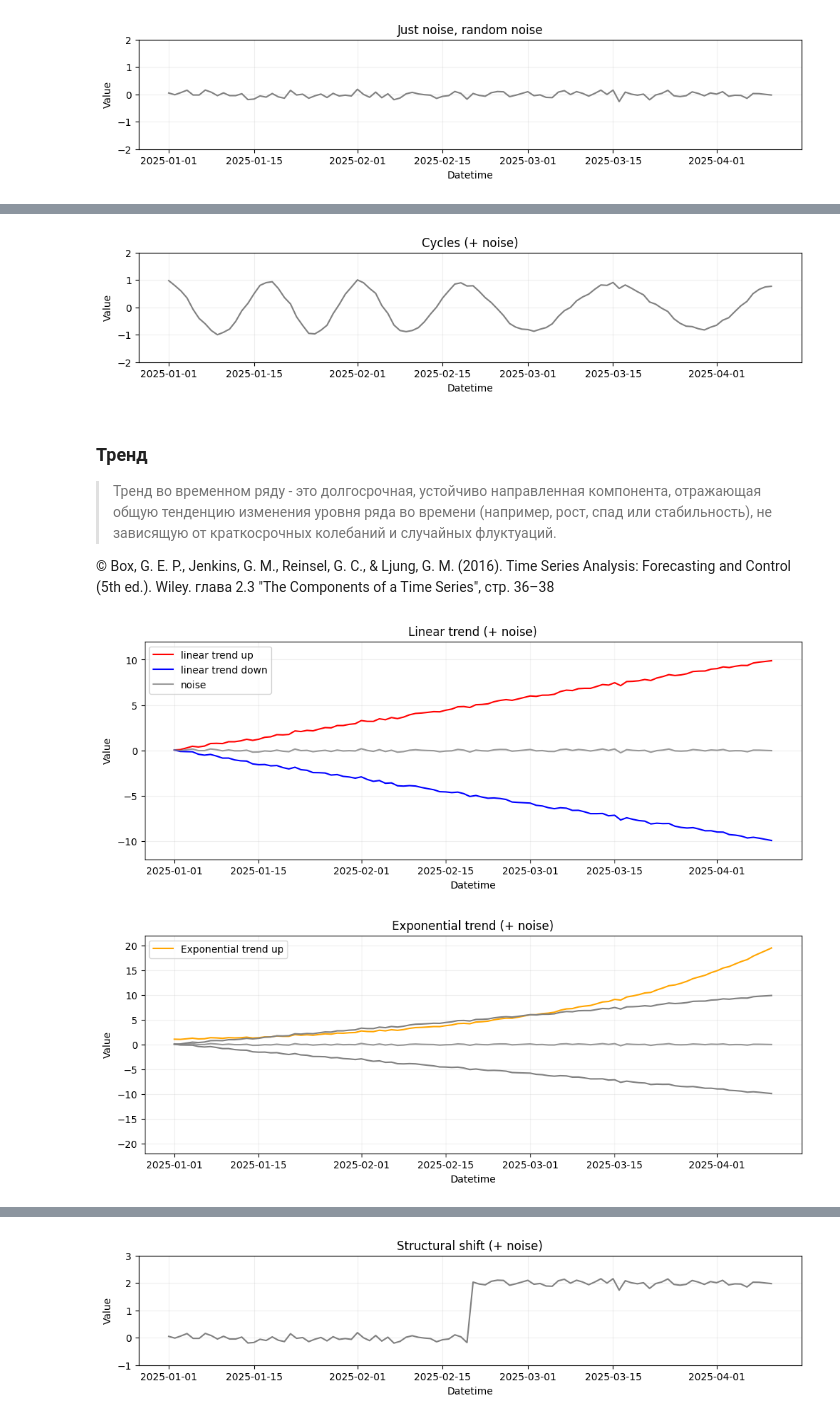
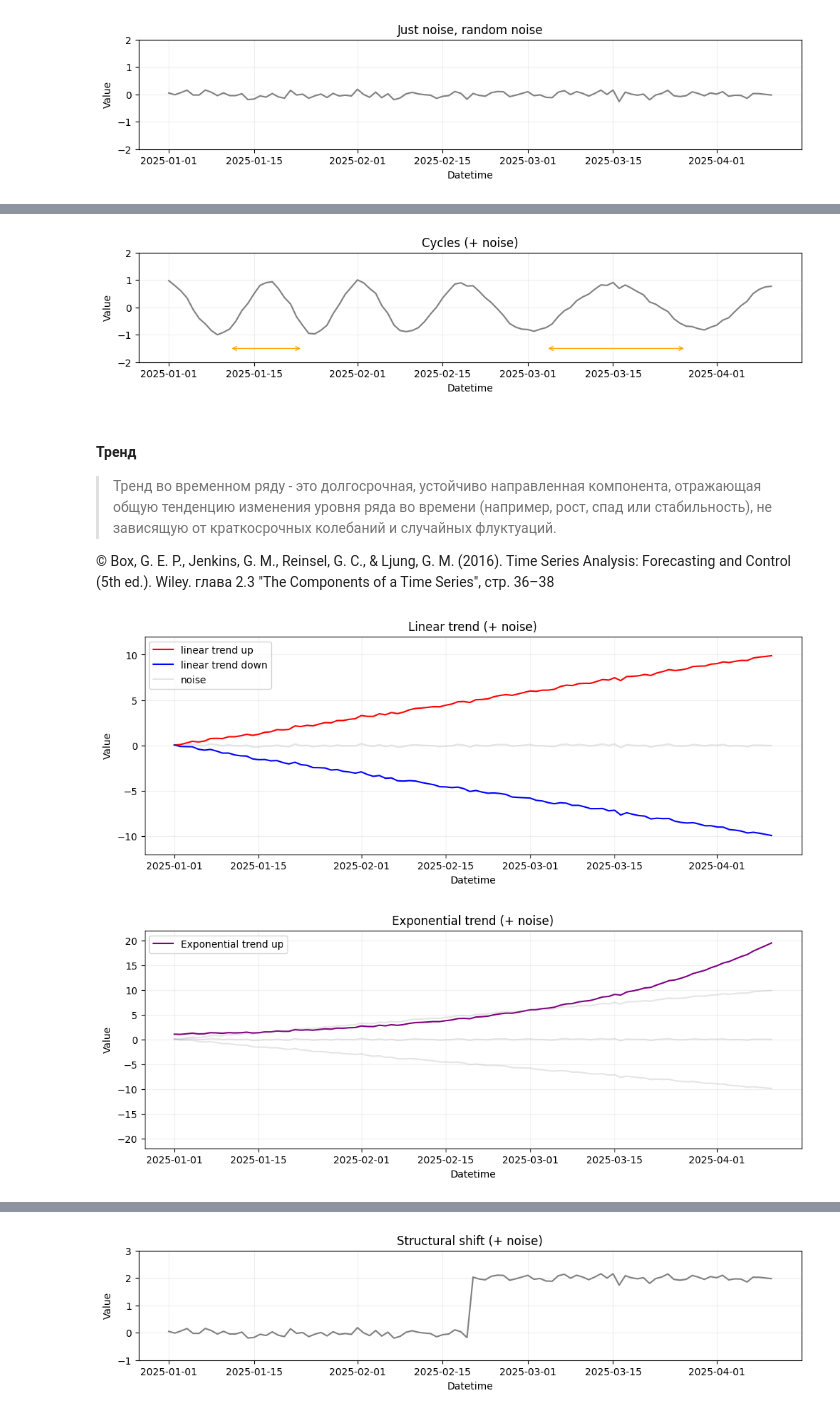
Before and after one commit to Dreamlone/ts-processing, a Jupyter notebook: notebooks/1_time_series_exploration.ipynb, the cells around one changed output, grey strips where cells are left out. Drawn from its saved outputs; the diff is of its cells as text; code cells hidden in the pictures.

```diff
--- a/notebooks/1_time_series_exploration.ipynb
+++ b/notebooks/1_time_series_exploration.ipynb
@@ -43,6 +59,6 @@ datetime_index = pd.date_range(start=start, periods=n, freq=freq)
 # %%
-noise_component_max = 0.1
-noise_values = np.random.normal(0, noise_component_max, n)
+noise_component_scale = 0.1
+noise_values = np.random.normal(0, noise_component_scale, n)
 
 fig_size = (12.0, 2.0)
 fig, ax = plt.subplots(figsize=fig_size)
@@ -104,26 +131,37 @@ Wiley. глава 2.3 “The Components of a Time Series”, стр. 37–39.
 © Chatfield, C. (2003). The Analysis of Time Series: An Introduction (6th ed.).
 Chapman & Hall/CRC, глава 1.3 “Trend, Seasonal and Cyclical Variation”.
 # %%
-# Generating cycles
-freq_base = 1 / 20
-freq_variation = 1 / 60 * np.sin(2 * np.pi * t / n)
-instantaneous_freq = freq_base + freq_variation
-phase = 2 * np.pi * np.cumsum(instantaneous_freq)
-values = np.cos(phase) * np.exp(-t / 400) + noise_values * 0.5
+def get_ts_with_cycles():
+    freq_base = 1 / 20
+    freq_variation = 1 / 60 * np.sin(2 * np.pi * t / n)
+    instantaneous_freq = freq_base + freq_variation
+    phase = 2 * np.pi * np.cumsum(instantaneous_freq)
+    values = np.cos(phase) * np.exp(-t / 400) + noise_values * 0.5
+    return values
+
+ts_with_cycles = get_ts_with_cycles()
 
 fig_size = (12.0, 2.0)
 fig, ax = plt.subplots(figsize=fig_size)
-ax.plot(datetime_index, values, c="grey")
+ax.plot(datetime_index, ts_with_cycles, c="grey")
 ax.grid(alpha=0.2)
 ax.set_xlabel("Datetime")
 ax.set_ylabel("Value")
 ax.set_ylim(-2, 2)
 ax.set_title("Cycles (+ noise)")
+x_start = datetime_index[10]
+x_end = datetime_index[22]
+ax.annotate('', xy=(x_start, -1.5), xytext=(x_end, -1.5),
+            arrowprops=dict(arrowstyle='<->', color='orange', lw=1))
+x_start = datetime_index[62]
+x_end = datetime_index[85]
+ax.annotate('', xy=(x_start, -1.5), xytext=(x_end, -1.5),
+            arrowprops=dict(arrowstyle='<->', color='orange', lw=1))
 plt.show()
 # %% [output]
-[figure, old version]
+[figure, new version]
 # %% [markdown]
-### Тренд
+#### Тренд
 
 > Тренд во временном ряду - это долгосрочная, устойчиво направленная компонента,
 отражающая общую тенденцию изменения уровня ряда во времени
@@ -132,14 +170,14 @@ plt.show()
 
 © Box, G. E. P., Jenkins, G. M., Reinsel, G. C., & Ljung, G. M. (2016). Time Series Analysis: Forecasting and Control (5th ed.). Wiley. глава 2.3 "The Components of a Time Series", стр. 36–38
 # %%
-values_up = 0.1 * t + noise_values
-values_down = -0.1 * t + noise_values
+ts_with_linear_trend_up = 0.1 * t + noise_values
+ts_with_linear_trend_down = -0.1 * t + noise_values
 
 fig_size = (12.0, 4.0)
 fig, ax = plt.subplots(figsize=fig_size)
-ax.plot(datetime_index, values_up, c="red", label="linear trend up")
-ax.plot(datetime_index, values_down, c="blue", label="linear trend down")
-ax.plot(datetime_index, noise_values, c="grey", alpha=0.8, label="noise")
+ax.plot(datetime_index, ts_with_linear_trend_up, c="red", label="linear trend up")
+ax.plot(datetime_index, ts_with_linear_trend_down, c="blue", label="linear trend down")
+ax.plot(datetime_index, noise_values, c="grey", alpha=0.2, label="noise")
 ax.grid(alpha=0.2)
 ax.legend()
 ax.set_xlabel("Datetime")
@@ -148,23 +186,23 @@ ax.set_ylim(-12, 12)
 ax.set_title("Linear trend (+ noise)")
 plt.show()
 # %% [output]
-[figure, old version]
+[figure, new version]
 # %%
-values = np.exp(0.03 * t) + noise_values
+ts_with_exponential_trend = np.exp(0.03 * t) + noise_values
 
 fig_size = (12.0, 4.0)
 fig, ax = plt.subplots(figsize=fig_size)
-ax.plot(datetime_index, values, c="orange", label="Exponential trend up")
-ax.plot(datetime_index, values_up, c="grey")
-ax.plot(datetime_index, values_down, c="grey")
-ax.plot(datetime_index, noise_values, c="grey", alpha=0.8)
+ax.plot(datetime_index, ts_with_exponential_trend, c="purple", label="Exponential trend up")
+ax.plot(datetime_index, ts_with_linear_trend_up, c="grey", alpha=0.2)
+ax.plot(datetime_index, ts_with_linear_trend_down, c="grey", alpha=0.2)
+ax.plot(datetime_index, noise_values, c="grey", alpha=0.2)
 ax.grid(alpha=0.2)
 ax.legend()
 ax.set_xlabel("Datetime")
 ax.set_ylabel("Value")
 ax.set_ylim(-22, 22)
 ax.set_title("Exponential trend (+ noise)")
 plt.show()
 # %% [output]
-[figure, old version]
+[figure, new version]
 # %% [markdown]
```
Also changed, not shown: parts of 62 cells of this notebook, 7 other files.
